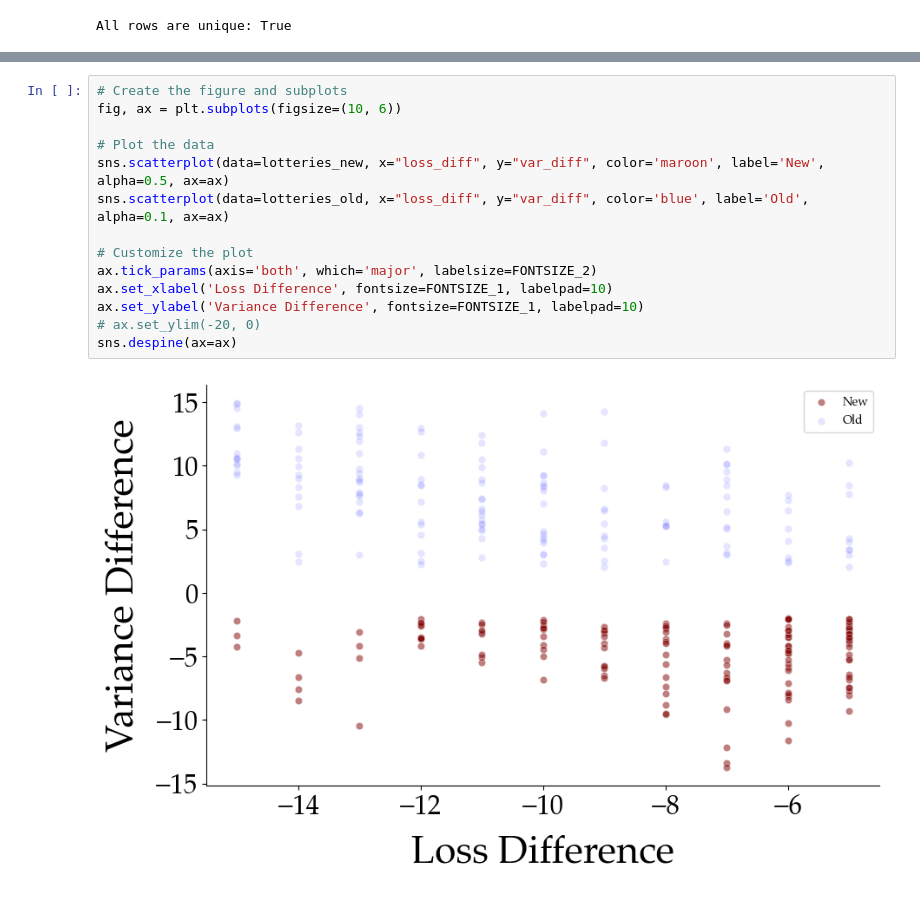
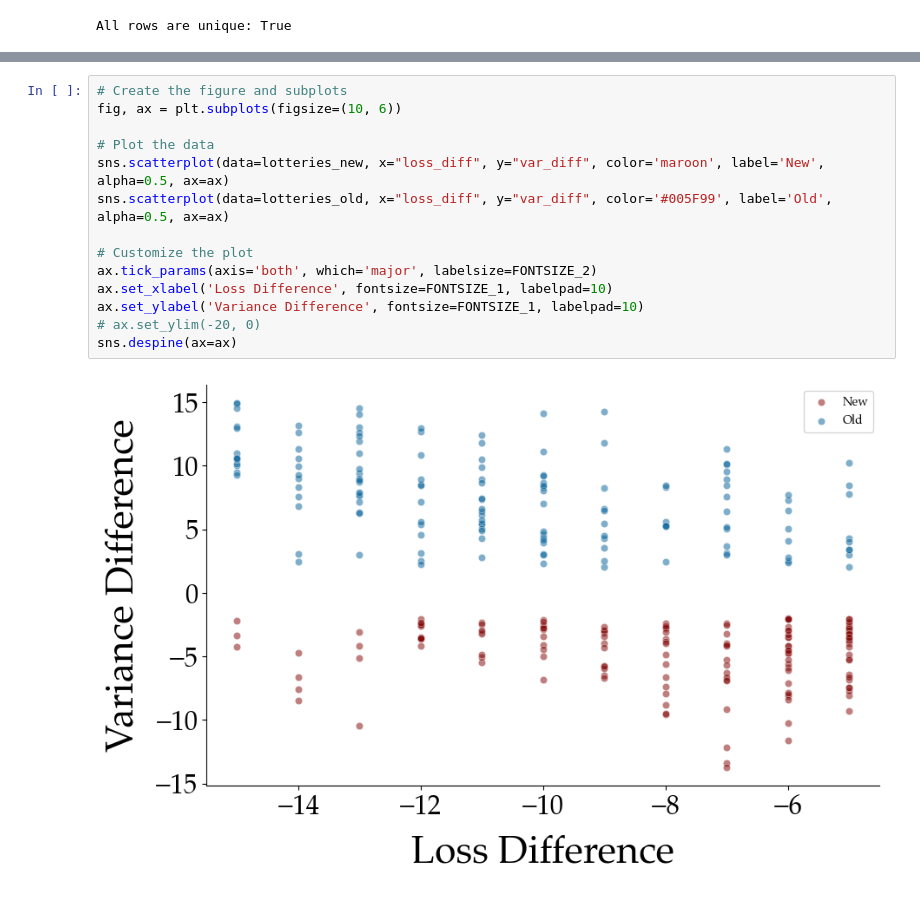
Before and after one commit to LuSchumacher/prospect_theory, a Jupyter notebook: notebooks/00_gamble_generation.ipynb, the cells around one changed output, grey strips where cells are left out. Cells and saved outputs as stored; diff of their text form.

```diff
--- a/notebooks/00_gamble_generation.ipynb
+++ b/notebooks/00_gamble_generation.ipynb
@@ -215,16 +215,16 @@ sns.despine(ax=ax)
 # %%
 # Create the figure and subplots
 fig, ax = plt.subplots(figsize=(10, 6))
 
 # Plot the data
 sns.scatterplot(data=lotteries_new, x="loss_diff", y="var_diff", color='maroon', label='New', alpha=0.5, ax=ax)
-sns.scatterplot(data=lotteries_old, x="loss_diff", y="var_diff", color='blue', label='Old', alpha=0.1, ax=ax)
+sns.scatterplot(data=lotteries_old, x="loss_diff", y="var_diff", color='#005F99', label='Old', alpha=0.5, ax=ax)
 
 # Customize the plot
 ax.tick_params(axis='both', which='major', labelsize=FONTSIZE_2)
 ax.set_xlabel('Loss Difference', fontsize=FONTSIZE_1, labelpad=10)
 ax.set_ylabel('Variance Difference', fontsize=FONTSIZE_1, labelpad=10)
 # ax.set_ylim(-20, 0)
 sns.despine(ax=ax)
 # %% [output]
-[figure, old version]
+[figure, new version]
```
Also changed, not shown: parts of 3 cells of this notebook.
